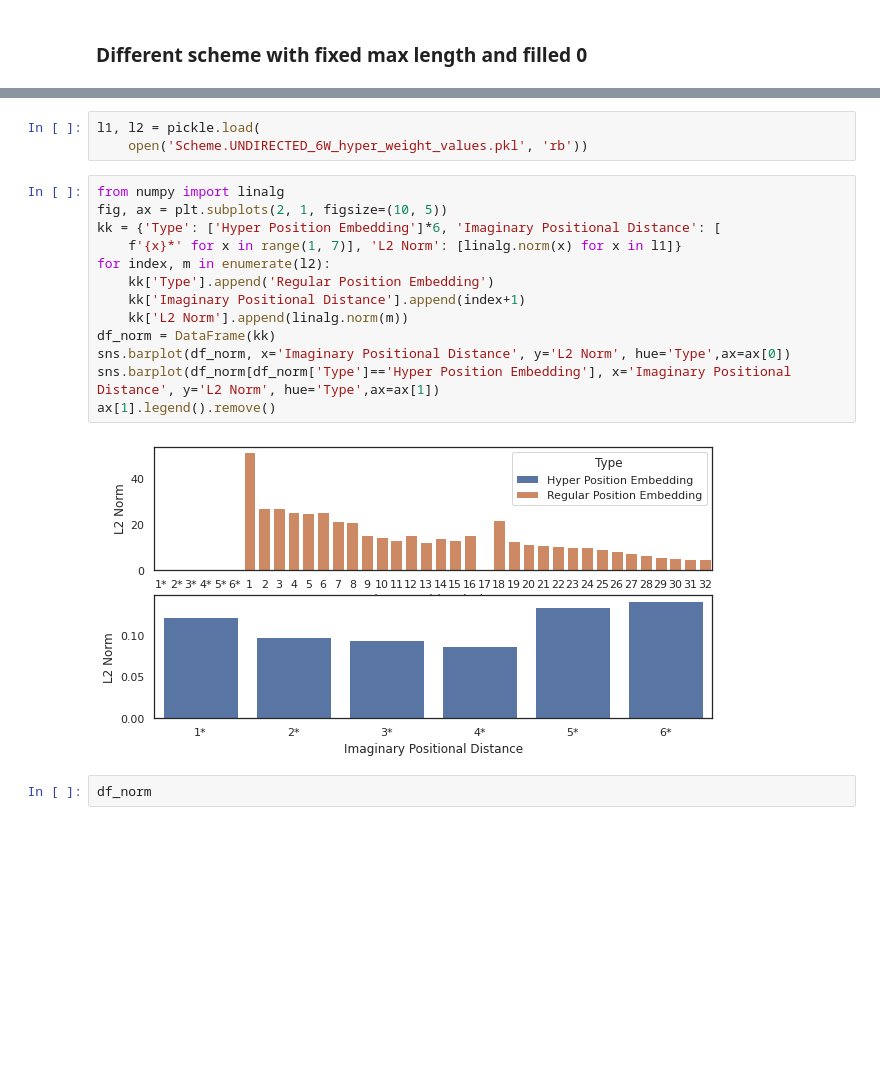
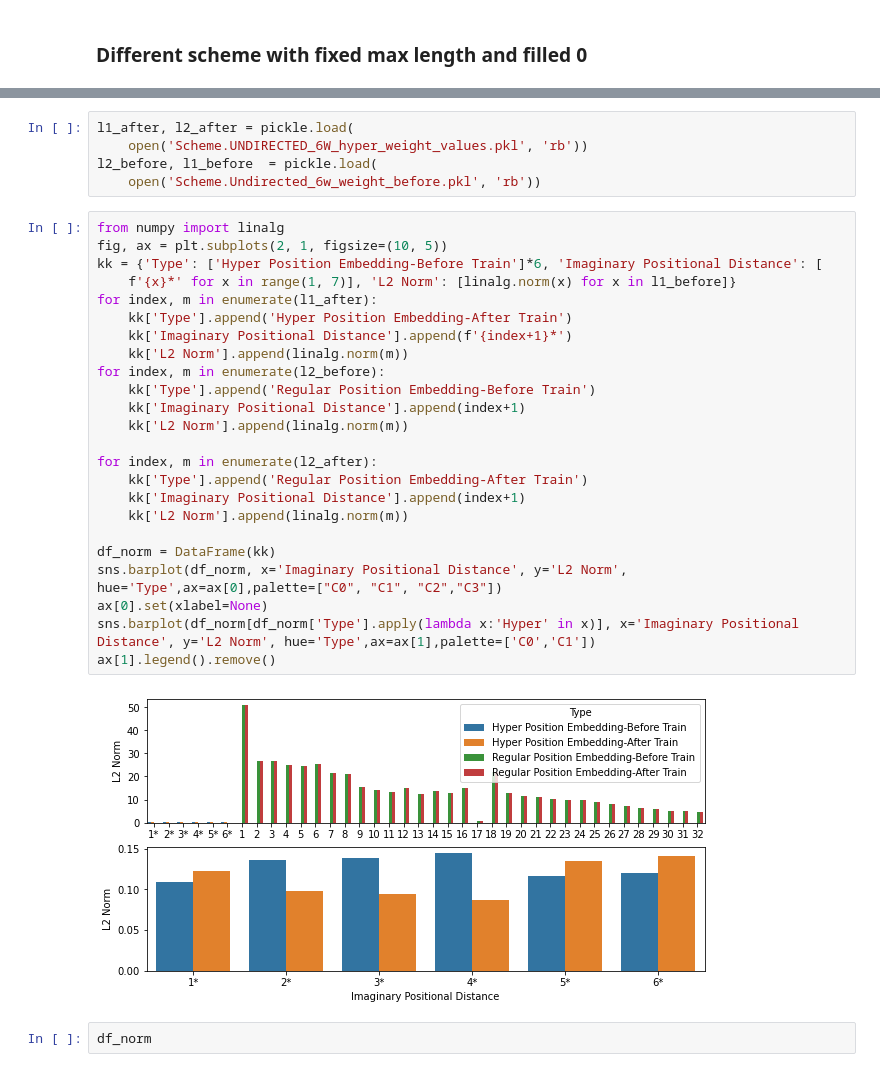
Before and after one commit to huynhducloi00/label-words-are-anchors, a Jupyter notebook: verify_unifiedqa/google-t5/plot_options.ipynb, the cells around one changed output, grey strips where cells are left out. Drawn from its saved outputs; the diff is of its cells as text; blank space fills up the shorter version.

```diff
--- a/verify_unifiedqa/google-t5/plot_options.ipynb
+++ b/verify_unifiedqa/google-t5/plot_options.ipynb
@@ -90,21 +90,34 @@ ax[0].legend().remove()
 # %%
-l1, l2 = pickle.load(
+l1_after, l2_after = pickle.load(
     open('Scheme.UNDIRECTED_6W_hyper_weight_values.pkl', 'rb'))
+l2_before, l1_before  = pickle.load(
+    open('Scheme.Undirected_6w_weight_before.pkl', 'rb'))
 # %%
 from numpy import linalg
 fig, ax = plt.subplots(2, 1, figsize=(10, 5))
-kk = {'Type': ['Hyper Position Embedding']*6, 'Imaginary Positional Distance': [
-    f'{x}*' for x in range(1, 7)], 'L2 Norm': [linalg.norm(x) for x in l1]}
-for index, m in enumerate(l2):
-    kk['Type'].append('Regular Position Embedding')
+kk = {'Type': ['Hyper Position Embedding-Before Train']*6, 'Imaginary Positional Distance': [
+    f'{x}*' for x in range(1, 7)], 'L2 Norm': [linalg.norm(x) for x in l1_before]}
+for index, m in enumerate(l1_after):
+    kk['Type'].append('Hyper Position Embedding-After Train')
+    kk['Imaginary Positional Distance'].append(f'{index+1}*')
+    kk['L2 Norm'].append(linalg.norm(m))
+for index, m in enumerate(l2_before):
+    kk['Type'].append('Regular Position Embedding-Before Train')
     kk['Imaginary Positional Distance'].append(index+1)
     kk['L2 Norm'].append(linalg.norm(m))
+
+for index, m in enumerate(l2_after):
+    kk['Type'].append('Regular Position Embedding-After Train')
+    kk['Imaginary Positional Distance'].append(index+1)
+    kk['L2 Norm'].append(linalg.norm(m))
+
 df_norm = DataFrame(kk)
-sns.barplot(df_norm, x='Imaginary Positional Distance', y='L2 Norm', hue='Type',ax=ax[0])
-sns.barplot(df_norm[df_norm['Type']=='Hyper Position Embedding'], x='Imaginary Positional Distance', y='L2 Norm', hue='Type',ax=ax[1])
+sns.barplot(df_norm, x='Imaginary Positional Distance', y='L2 Norm', hue='Type',ax=ax[0],palette=["C0", "C1", "C2","C3"])
+ax[0].set(xlabel=None)
+sns.barplot(df_norm[df_norm['Type'].apply(lambda x:'Hyper' in x)], x='Imaginary Positional Distance', y='L2 Norm', hue='Type',ax=ax[1],palette=['C0','C1'])
 ax[1].legend().remove()
 # %% [output]
-[figure, old version]
+[figure, new version]
 # %%
 df_norm
 # %% [output]
```
Also changed, not shown: parts of 2 cells of this notebook, 3 other files.
